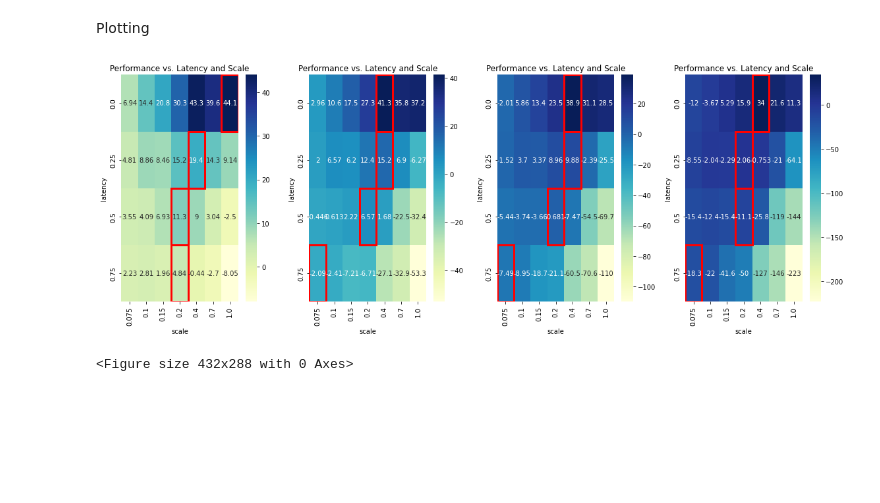
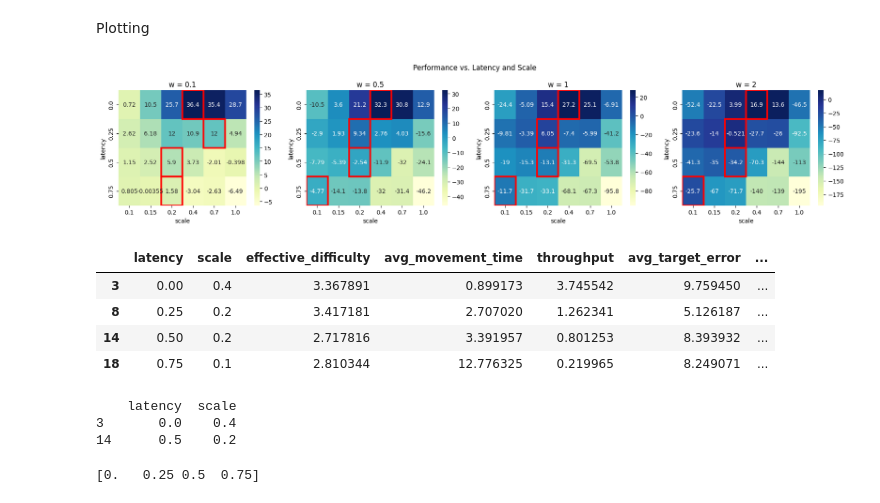
Before and after one commit to jasonkglim/MotionScaling, a Jupyter notebook: processing.ipynb, the cells around one changed output. Drawn from its saved outputs; the diff is of its cells as text; code cells hidden in the pictures; blank space fills up the shorter version.

Commit message:
modeling updates
Examined weighted metric modeling, and adding evaluation method of models accuracy in predicting optimal scale

```diff
--- a/processing.ipynb
+++ b/processing.ipynb
@@ -449,22 +452,44 @@ Plotting
 # %%
 ### Plotting weighted performance metric
 weights = [0.1, 0.5, 1, 2]
 
-fig, axes = plt.subplots(1, len(weights), figsize=(16, 6))
+fig, axes = plt.subplots(1, len(weights), figsize=(18, 4))
+fig.suptitle("Performance vs. Latency and Scale")
 for i, w in enumerate(weights):
 	metric_df["performance"] = (10*metric_df["throughput"] -
 								w * (metric_df["avg_osd"] + metric_df["avg_target_error"]))
 
 	# Plot heatmap
 	heatmap = metric_df.pivot(
 		index='latency', columns='scale', values='performance')
 	ax = sns.heatmap(heatmap, ax=axes[i], cmap="YlGnBu", annot=True, fmt='.3g')
-	axes[i].set_title('Performance vs. Latency and Scale')
+	axes[i].set_title(f'w = {w}')
 	annotate_extrema(heatmap.values, ax, extrema_type='max')
 
 plt.tight_layout()
+plt.savefig(f"data_files/user_{user}/weighted_performance_metric.png")
 plt.show()
-plt.savefig("figures/weighted_performance_metric.png")
 # %% [output]
-[figure, old version]
+[figure, new version]
-<Figure size 432x288 with 0 Axes>
+# %%
+df = metric_df
+df.loc[df.groupby('latency')['performance'].idxmax()]
+# %% [output]
+|  | latency | scale | effective_difficulty | avg_movement_time | throughput | avg_target_error | ... |
+| 3 | 0.00 | 0.4 | 3.367891 | 0.899173 | 3.745542 | 9.759450 | ... |
+| 8 | 0.25 | 0.2 | 3.417181 | 2.707020 | 1.262341 | 5.126187 | ... |
+| 14 | 0.50 | 0.2 | 2.717816 | 3.391957 | 0.801253 | 8.393932 | ... |
+| 18 | 0.75 | 0.1 | 2.810344 | 12.776325 | 0.219965 | 8.249071 | ... |
+# %%
+
+optimal = df.loc[df.groupby('latency')['performance'].idxmax()][['latency', 'scale']]
+filtered = optimal[optimal['latency'].isin([0.0, 0.5])]
+print(filtered)
+# %% [output]
+    latency  scale
+3       0.0    0.4
+14      0.5    0.2
+# %%
+print(np.array(df['latency'].unique()))
+# %% [output]
+[0.   0.25 0.5  0.75]
```
Also changed, not shown: parts of 2 cells of this notebook, 25 other files.
